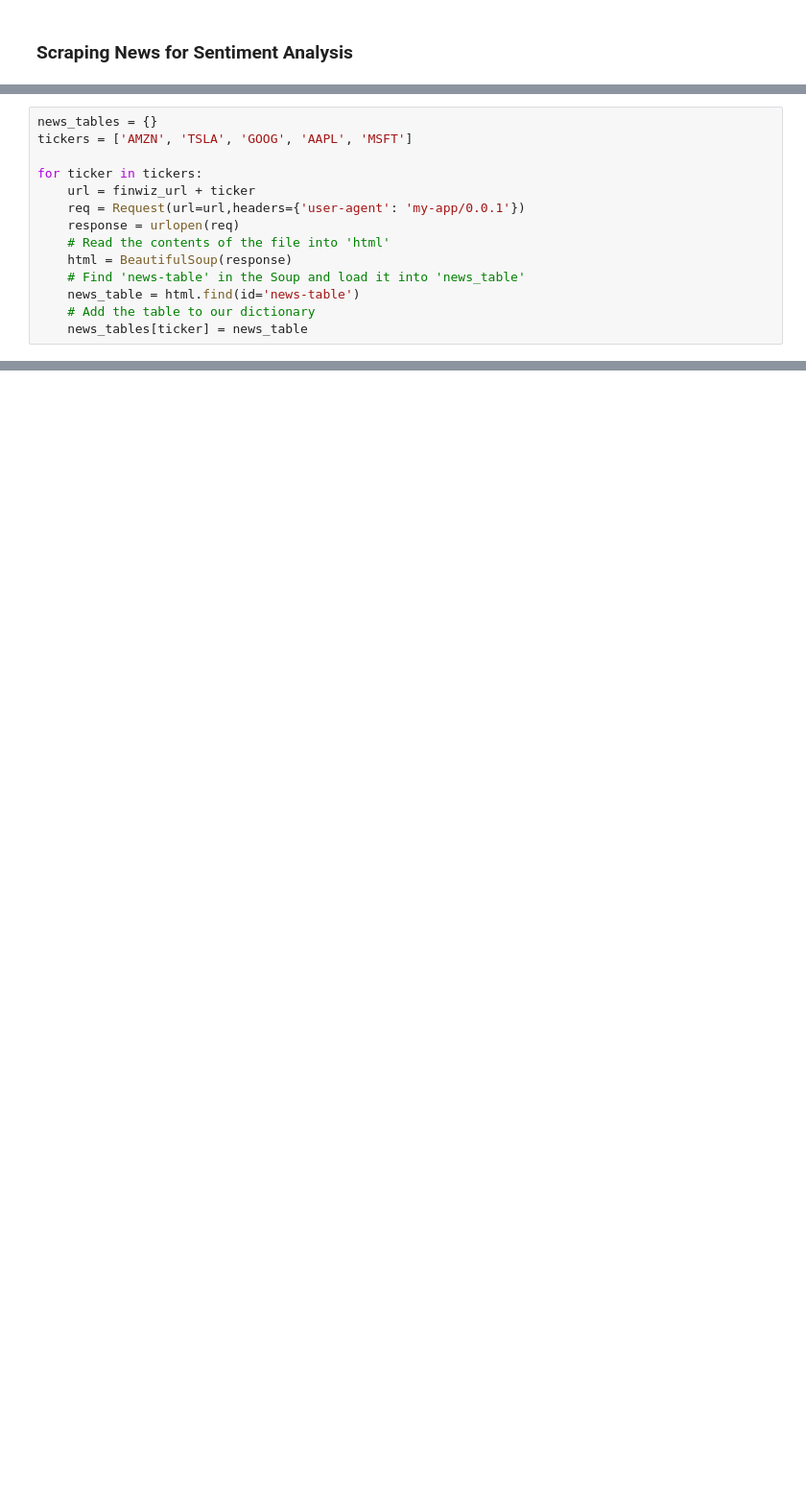
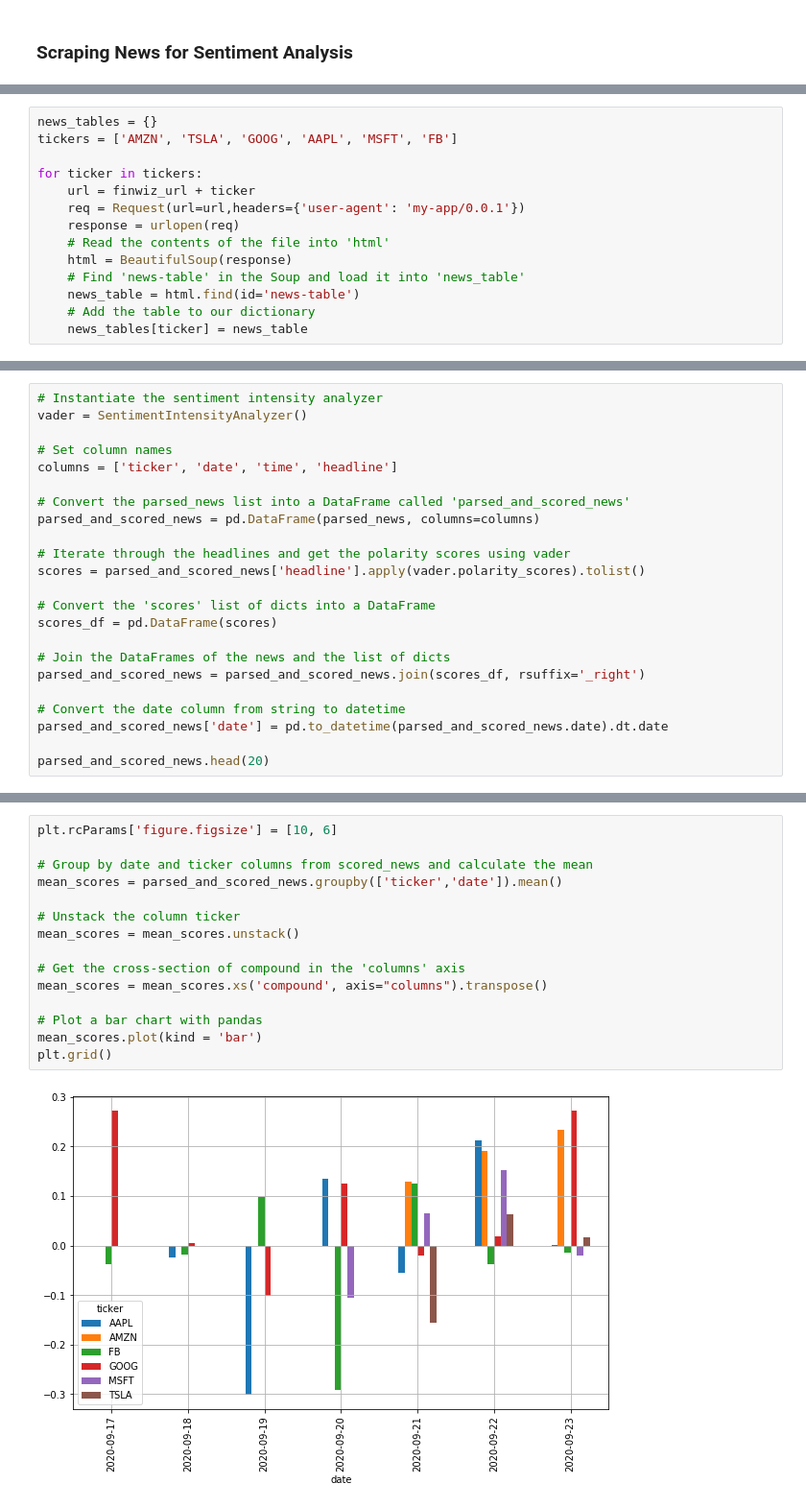
Before and after one commit to rorrot/trading_project, a Jupyter notebook: Trading.ipynb, the cells around one changed output, grey strips where cells are left out. Shown at 96% size. Drawn from its saved outputs; the diff is of its cells as text; blank space fills up the shorter version.

```diff
--- a/Trading.ipynb
+++ b/Trading.ipynb
@@ -391,6 +419,6 @@ finwiz_url = 'https://finviz.com/quote.ashx?t='
 # %%
 news_tables = {}
-tickers = ['AMZN', 'TSLA', 'GOOG', 'AAPL', 'MSFT']
+tickers = ['AMZN', 'TSLA', 'GOOG', 'AAPL', 'MSFT', 'FB']
 
 for ticker in tickers:
     url = finwiz_url + ticker
@@ -478,0 +509,23 @@ mycol.insert_one({"name":"News","data":parsed_news}) # inesrt into DB
+# %%
+# Instantiate the sentiment intensity analyzer
+vader = SentimentIntensityAnalyzer()
+
+# Set column names
+columns = ['ticker', 'date', 'time', 'headline']
+
+# Convert the parsed_news list into a DataFrame called 'parsed_and_scored_news'
+parsed_and_scored_news = pd.DataFrame(parsed_news, columns=columns)
+
+# Iterate through the headlines and get the polarity scores using vader
+scores = parsed_and_scored_news['headline'].apply(vader.polarity_scores).tolist()
+
+# Convert the 'scores' list of dicts into a DataFrame
+scores_df = pd.DataFrame(scores)
+
+# Join the DataFrames of the news and the list of dicts
+parsed_and_scored_news = parsed_and_scored_news.join(scores_df, rsuffix='_right')
+
+# Convert the date column from string to datetime
+parsed_and_scored_news['date'] = pd.to_datetime(parsed_and_scored_news.date).dt.date
+
+parsed_and_scored_news.head(20)
@@ -478,0 +550,17 @@ mycol.insert_one({"name":"News","data":parsed_news}) # inesrt into DB
+# %%
+plt.rcParams['figure.figsize'] = [10, 6]
+
+# Group by date and ticker columns from scored_news and calculate the mean
+mean_scores = parsed_and_scored_news.groupby(['ticker','date']).mean()
+
+# Unstack the column ticker
+mean_scores = mean_scores.unstack()
+
+# Get the cross-section of compound in the 'columns' axis
+mean_scores = mean_scores.xs('compound', axis="columns").transpose()
+
+# Plot a bar chart with pandas
+mean_scores.plot(kind = 'bar')
+plt.grid()
+# %% [output]
+[figure, added]
```
Also changed, not shown: parts of 21 cells of this notebook, 3 other files.
